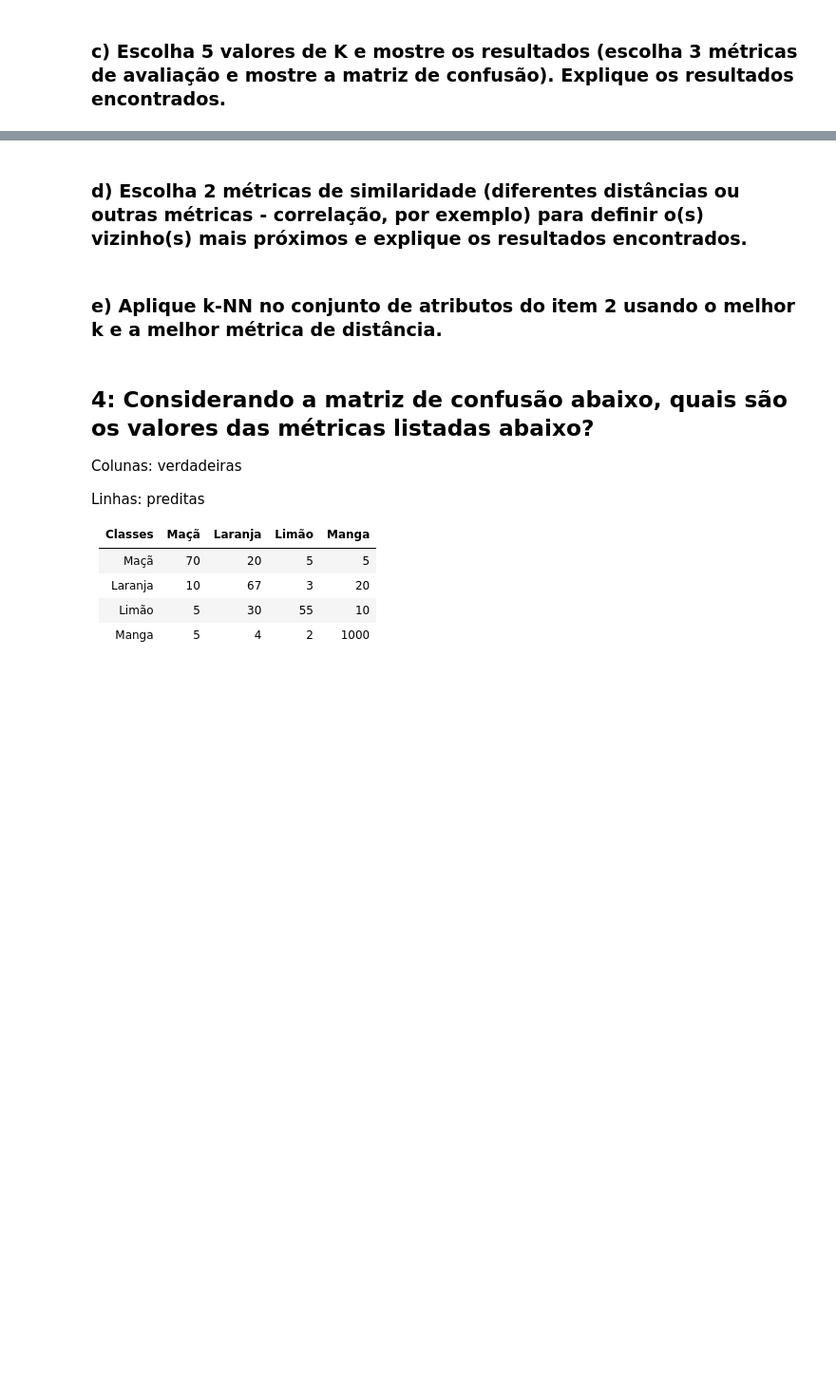
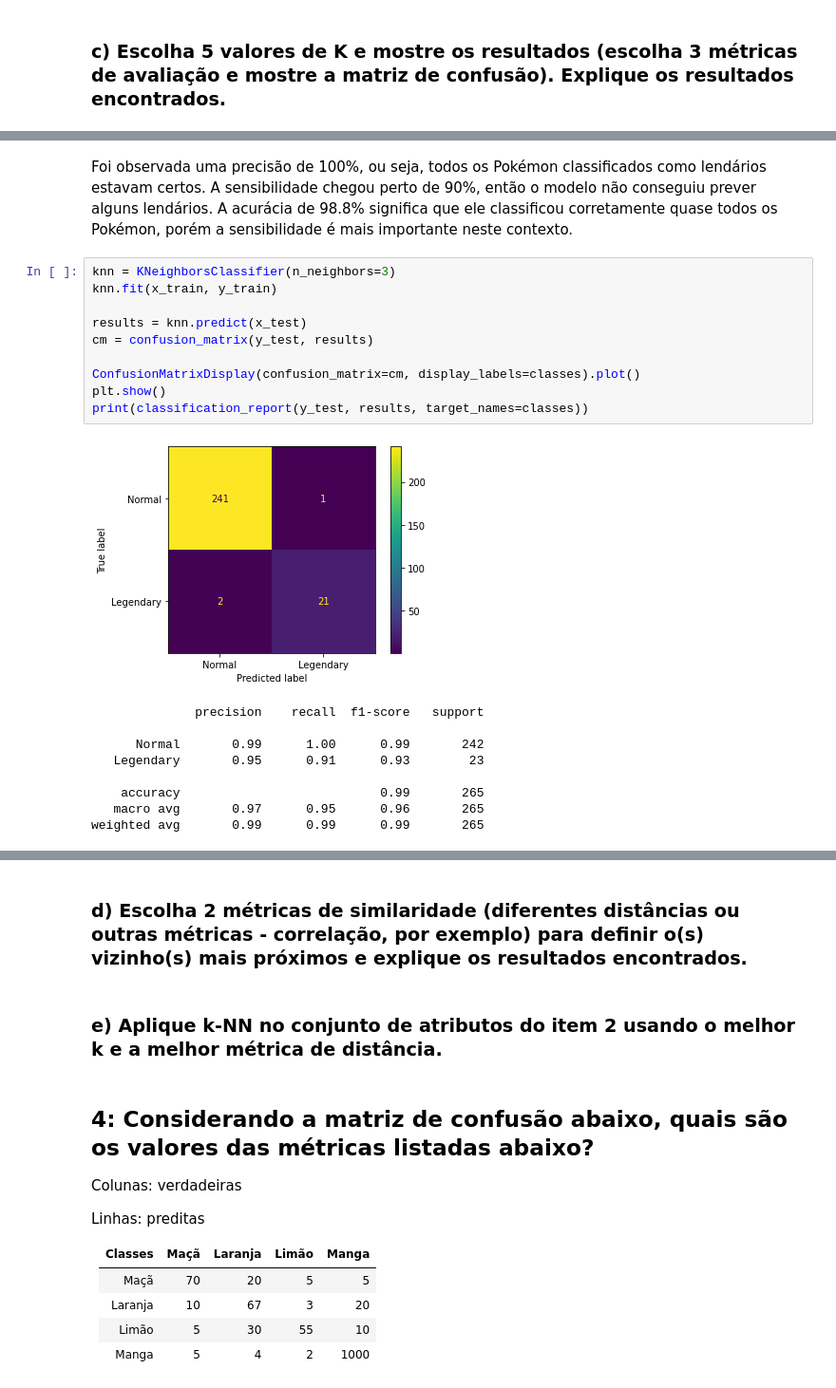
Before and after one commit to hyoretsu/ia, a Jupyter notebook: prova1.ipynb, the cells around one changed output, grey strips where cells are left out. Shown: that part at 95% size. Drawn from its saved outputs; the diff is of its cells as text; blank space fills up the shorter version.

```diff
--- a/prova1.ipynb
+++ b/prova1.ipynb
@@ -126,0 +161,22 @@ plt.show()
+# %% [markdown]
+Foi observada uma precisão de 100%, ou seja, todos os Pokémon classificados como lendários estavam certos. A sensibilidade chegou perto de 90%, então o modelo não conseguiu prever alguns lendários. A acurácia de 98.8% significa que ele classificou corretamente quase todos os Pokémon, porém a sensibilidade é mais importante neste contexto.
+# %%
+knn = KNeighborsClassifier(n_neighbors=3)
+knn.fit(x_train, y_train)
+
+results = knn.predict(x_test)
+cm = confusion_matrix(y_test, results)
+
+ConfusionMatrixDisplay(confusion_matrix=cm, display_labels=classes).plot()
+plt.show()
+print(classification_report(y_test, results, target_names=classes))
+# %% [output]
+[figure, added]
+              precision    recall  f1-score   support
+
+      Normal       0.99      1.00      0.99       242
+   Legendary       0.95      0.91      0.93        23
+
+    accuracy                           0.99       265
+   macro avg       0.97      0.95      0.96       265
+weighted avg       0.99      0.99      0.99       265
```
Also changed, not shown: parts of 14 cells of this notebook.
